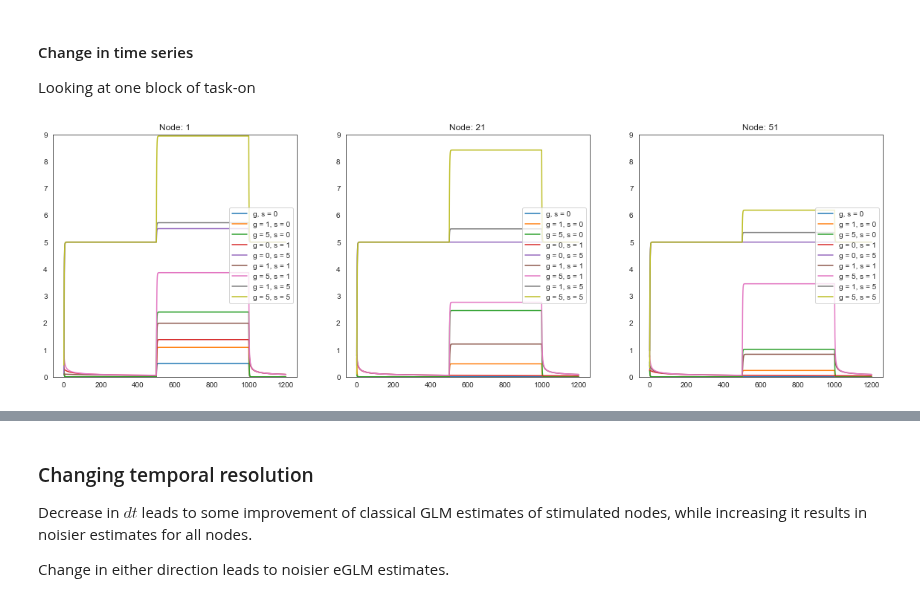
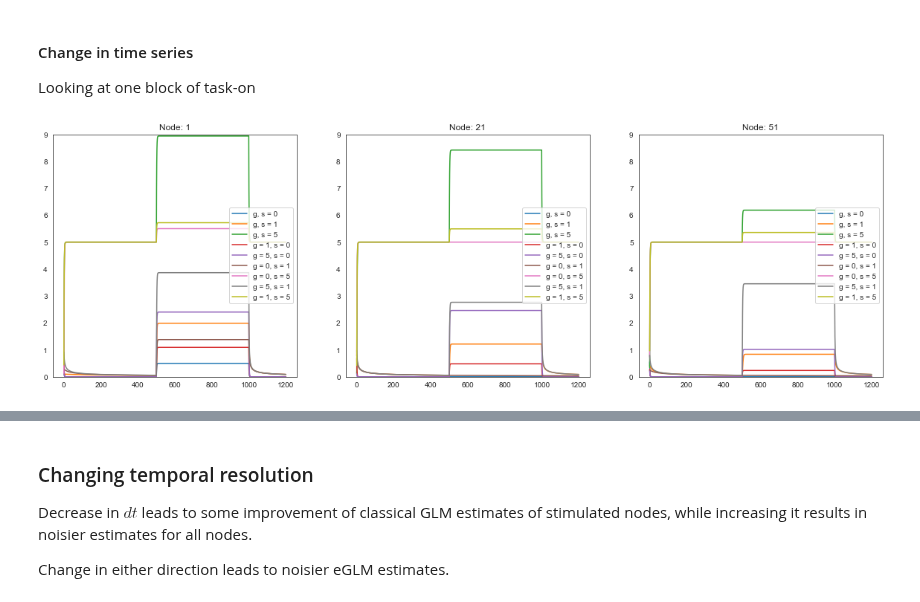
Before and after one commit to zenkavi/DevStudy_FmriNbs, a Jupyter notebook: notebooks/informationtransfermapping/TheoreticalResults/Zenkavi_Simulations/Extended_GLM_neural_network_level.ipynb, the cells around one changed output, grey strips where cells are left out. Cells and saved outputs as stored; diff of their text form; code cells hidden in the pictures.

```diff
--- a/notebooks/informationtransfermapping/TheoreticalResults/Zenkavi_Simulations/Extended_GLM_neural_network_level.ipynb
+++ b/notebooks/informationtransfermapping/TheoreticalResults/Zenkavi_Simulations/Extended_GLM_neural_network_level.ipynb
@@ -764,23 +773,23 @@ new_sim_g5_s5 = sim_network_task_glm(g = 5, s = 5)
 # %%
 plt.rcParams["figure.figsize"][0] = 20
 plt.rcParams["figure.figsize"][1] = 6
 
 #stim node, non-stim hub node, non-stim local node
 plot_nodes = [1, 21, 51]
 x_len = td_stimtimes_0_5.shape[1]
 x_len = 1200
 
-sims = [new_sim_g0_s0, new_sim_g1_s0, new_sim_g5_s0, new_sim_g0_s1, new_sim_g0_s5, base_sim, new_sim_g5_s1, new_sim_g1_s5, new_sim_g5_s5]
+sims = [new_sim_g0_s0, base_sim, new_sim_g5_s5, new_sim_g1_s0, new_sim_g5_s0, new_sim_g0_s1, new_sim_g0_s5, new_sim_g5_s1, new_sim_g1_s5]
 
-titles = ['g, s = 0', 'g = 1, s = 0', 'g = 5, s = 0', 'g = 0, s = 1', 'g = 0, s = 5', 'g = 1, s = 1', 'g = 5, s = 1', 'g = 1, s = 5', 'g = 5, s = 5']
+titles = ['g, s = 0','g, s = 1', 'g, s = 5', 'g = 1, s = 0', 'g = 5, s = 0', 'g = 0, s = 1', 'g = 0, s = 5', 'g = 5, s = 1', 'g = 1, s = 5']
 fig, a = plt.subplots(1,3)
 
 for i,cur_sim in enumerate(sims):
     for j,cur_node in enumerate(plot_nodes):
         a[j].plot(range(x_len), cur_sim['taskdata'][cur_node][:x_len], label = str(titles[i]))
         #a[j].plot(range(x_len), td_stimtimes_0_5[0], '--', color = "black")
         a[j].legend(loc = "center right")
         a[j].set_title("Node: " +str(cur_node))
         a[j].set_ylim([0, 9])
 # %% [output]
-[figure, old version]
+[figure, new version]
```
Also changed, not shown: parts of 11 cells of this notebook.
